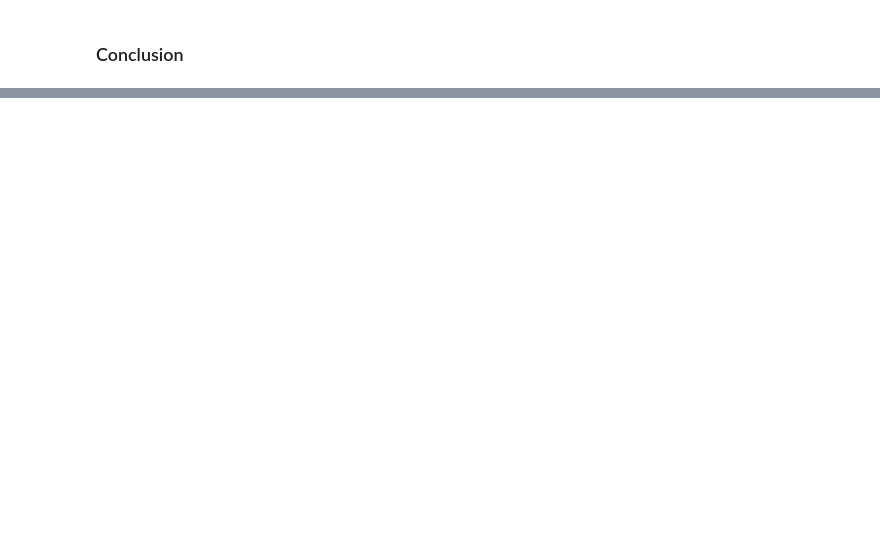
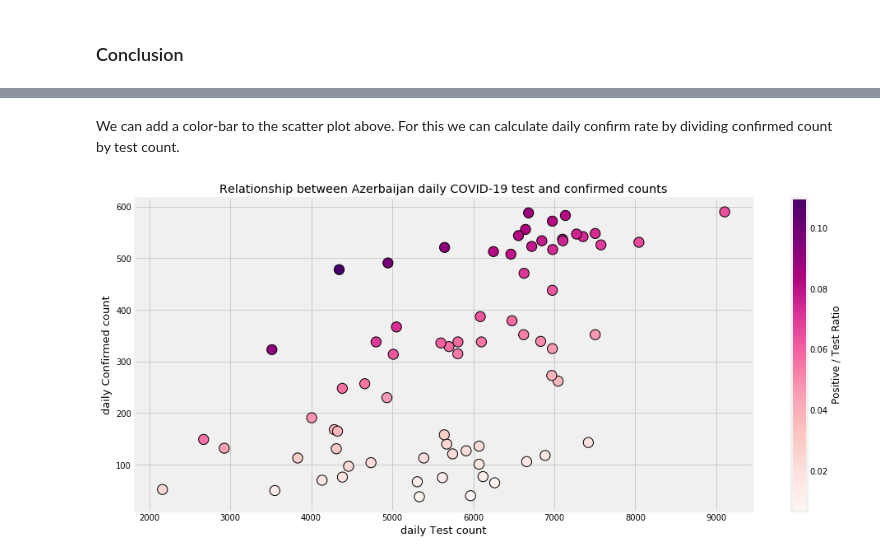
Before and after one commit to anarhasanov/COVID-19-analysis, a Jupyter notebook: COVID-19 analysis_Azerbaijan case_8June.ipynb, the cells around one changed output, grey strips where cells are left out. Saved outputs shown, nothing was run; the diff lists cells and outputs as text; code cells hidden in the pictures; blank space fills up the shorter version.

```diff
--- a/COVID-19 analysis_Azerbaijan case_8June.ipynb
+++ b/COVID-19 analysis_Azerbaijan case_8June.ipynb
@@ -669,0 +746,20 @@ When comparing first week actual data after forecst with forecasted data we see
+# %% [markdown]
+We can add a color-bar to the scatter plot above. For this we can calculate daily confirm rate by dividing confirmed count by test count.
+# %%
+plt.figure(figsize=(15,7))
+
+daily_confirmed_rate = AZE_test.daily_confirmed/AZE_test.daily_test
+
+plt.scatter(AZE_test.daily_test, AZE_test.daily_confirmed, s=150, c=daily_confirmed_rate,
+            cmap='RdPu',edgecolors='black', linewidths=1)
+
+color_bar = plt.colorbar()
+color_bar.set_label('Positive / Test Ratio')
+
+plt.title("Relationship between Azerbaijan daily COVID-19 test and confirmed counts")
+plt.xlabel('daily Test count', size=13)
+plt.ylabel('daily Confirmed count', size=13)
+
+plt.savefig("AZE_testVSconfirmed.jpg")
+# %% [output]
+[figure, added]
```
Also changed, not shown: parts of 30 cells of this notebook.
